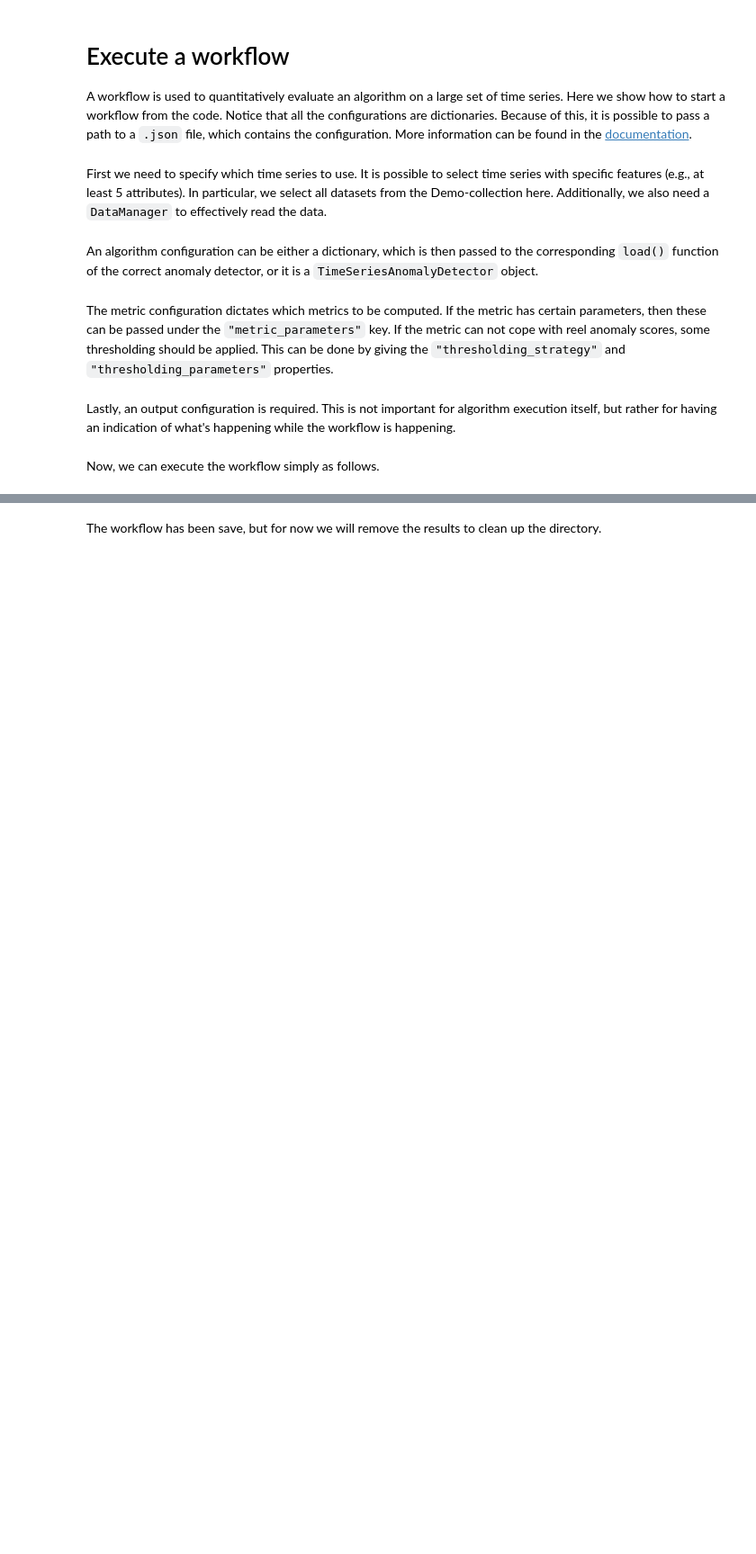
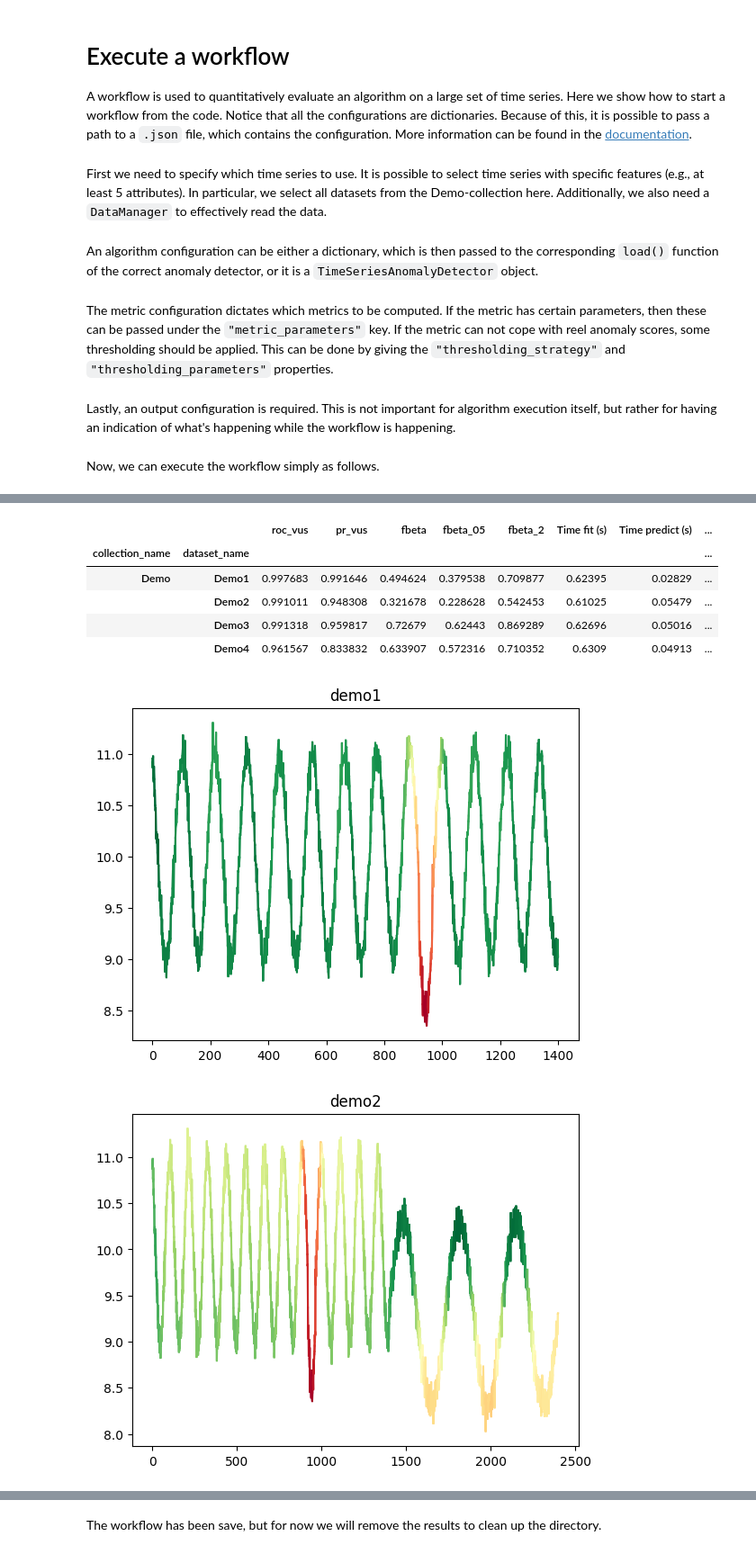
Before and after one commit to guillaumeme/dtaianomaly, a Jupyter notebook: notebooks/execute_workflow.ipynb, the cells around one changed output, grey strips where cells are left out. Shown at 90% size. Cells and saved outputs as stored; diff of their text form; code cells hidden in the pictures; blank space fills up the shorter version.

```diff
--- a/notebooks/execute_workflow.ipynb
+++ b/notebooks/execute_workflow.ipynb
@@ -9,7 +9,7 @@ from dtaianomaly.anomaly_detection import PyODAnomalyDetector, Windowing
 # %% [markdown]
 First we need to specify which time series to use. It is possible to select time series with specific features (e.g., at least 5 attributes). In particular, we select all datasets from the Demo-collection here. Additionally, we also need a `DataManager` to effectively read the data.
 # %%
-data_manager = DataManager('../data')
+data_manager = DataManager('../data/datasets.csv')
 data_configuration = {
     'select': [
         {'collection_name': 'Demo'}
@@ -18,14 +18,8 @@ data_configuration = {
 # %% [markdown]
 An algorithm configuration can be either a dictionary, which is then passed to the corresponding `load()` function of the correct anomaly detector, or it is a `TimeSeriesAnomalyDetector` object.
 # %%
-anomaly_detector = {
-  "name": "iforest_64",
-  "anomaly_detector": "PyODAnomalyDetector",
-  "pyod_model": "IForest",
-  "windowing": {
-    "window_size": 64
-  }
-}
+anomaly_detector = PyODAnomalyDetector('IForest', Windowing(64))
+anomaly_detector_name = 'IForest-window-size-64'
 # %% [markdown]
 The metric configuration dictates which metrics to be computed. If the metric has certain parameters, then these can be passed under the `"metric_parameters"` key. If the metric can not cope with reel anomaly scores, some thresholding should be applied. This can be done by giving the `"thresholding_strategy"` and `"thresholding_parameters"` properties.
 # %%
@@ -88,7 +82,7 @@ Now, we can execute the workflow simply as follows.
 execute_algorithm(
     data_manager,
     data_configuration,
-    anomaly_detector,
+    (anomaly_detector, anomaly_detector_name),
     metric_configuration,
     output_configuration
 )
@@ -96,0 +107,8 @@ TypeError: cannot unpack non-iterable PyODAnomalyDetector object
+|  |  | roc_vus | pr_vus | fbeta | fbeta_05 | fbeta_2 | Time fit (s) | Time predict (s) | ... |
+| collection_name | dataset_name |  |  |  |  |  |  |  | ... |
+| Demo | Demo1 | 0.997683 | 0.991646 | 0.494624 | 0.379538 | 0.709877 | 0.62395 | 0.02829 | ... |
+|  | Demo2 | 0.991011 | 0.948308 | 0.321678 | 0.228628 | 0.542453 | 0.61025 | 0.05479 | ... |
+|  | Demo3 | 0.991318 | 0.959817 | 0.72679 | 0.62443 | 0.869289 | 0.62696 | 0.05016 | ... |
+|  | Demo4 | 0.961567 | 0.833832 | 0.633907 | 0.572316 | 0.710352 | 0.6309 | 0.04913 | ... |
+[figure, added]
+[figure, added]
```
Also changed, not shown: parts of 1 cell of this notebook, 26 other files.
